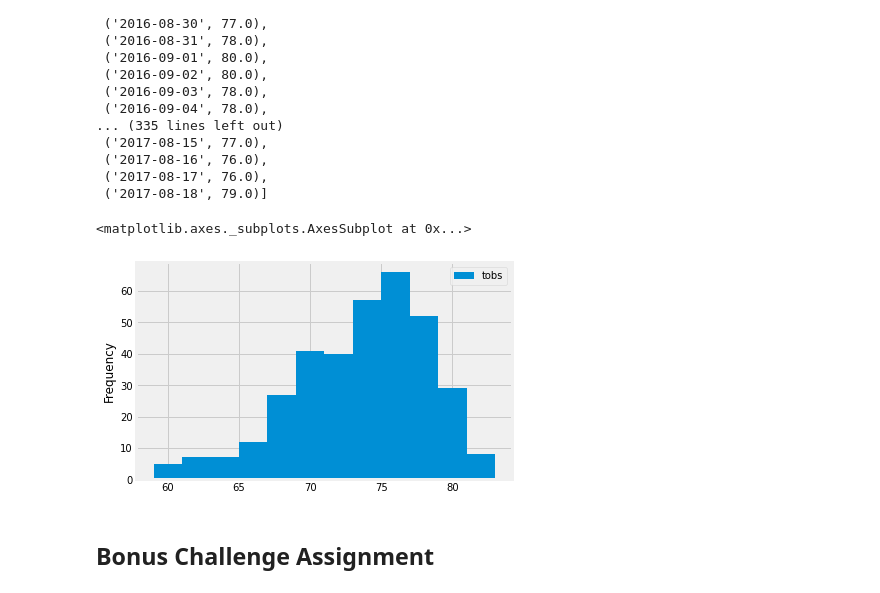
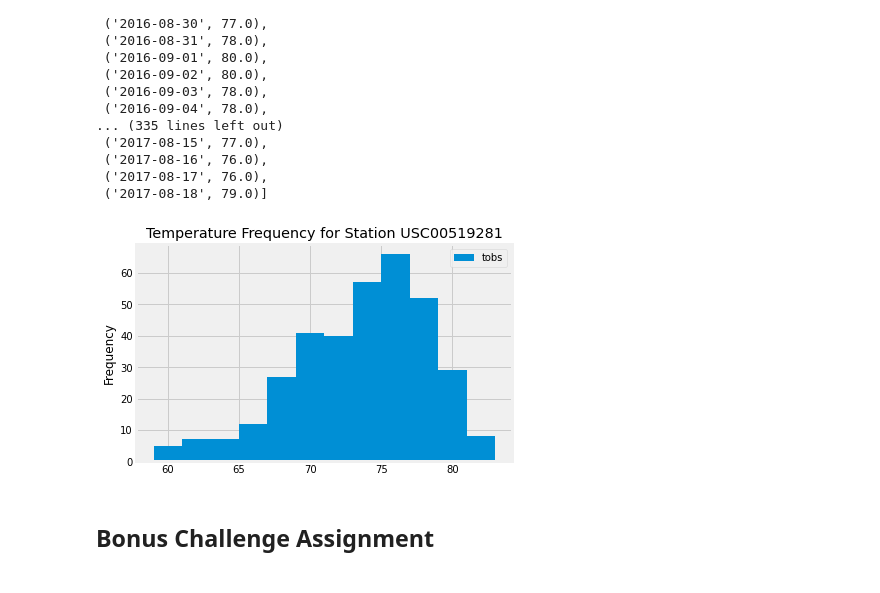
Before and after one commit to JeniLam/SQLAlchemy_Challenge, a Jupyter notebook: climate_starter.ipynb, the cells around one changed output. Cells and saved outputs as stored; diff of their text form; code cells hidden in the pictures.

```diff
--- a/climate_starter.ipynb
+++ b/climate_starter.ipynb
@@ -229,9 +229,10 @@ USC00519281_data
 # %%
 USC00519281_df = pd.DataFrame(USC00519281_data)
 USC00519281_df.plot(kind='hist', bins=12)
+plt.title('Temperature Frequency for Station USC00519281')
+plt.show()
 # %% [output]
-<matplotlib.axes._subplots.AxesSubplot at 0x...>
-[figure, old version]
+[figure, new version]
 # %% [markdown]
 ## Bonus Challenge Assignment
 # %%
```
Also changed, not shown: parts of 1 cell of this notebook.
